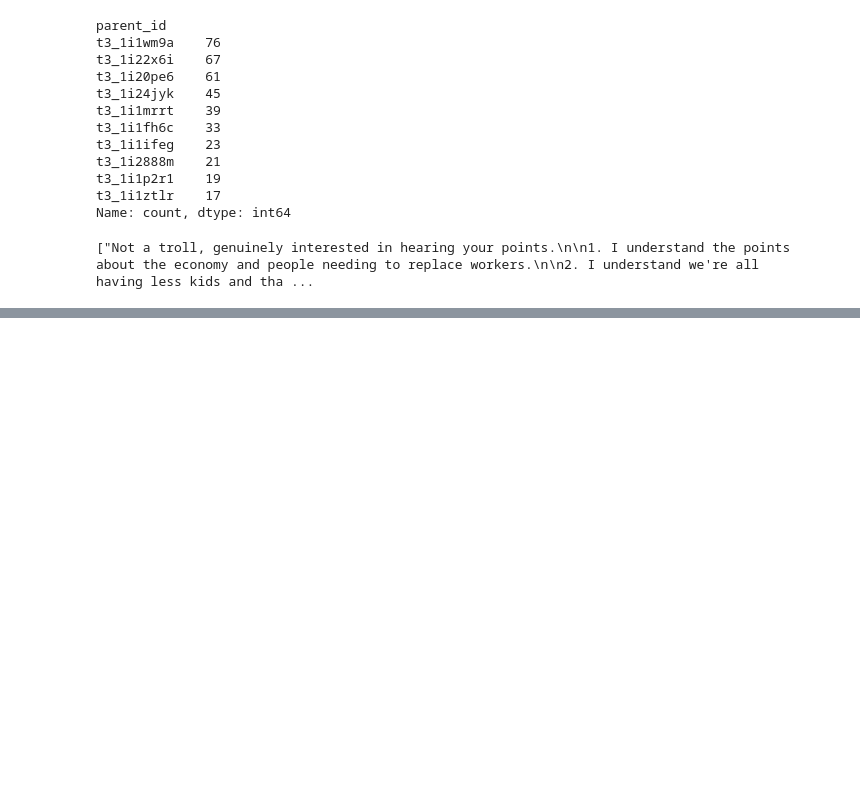
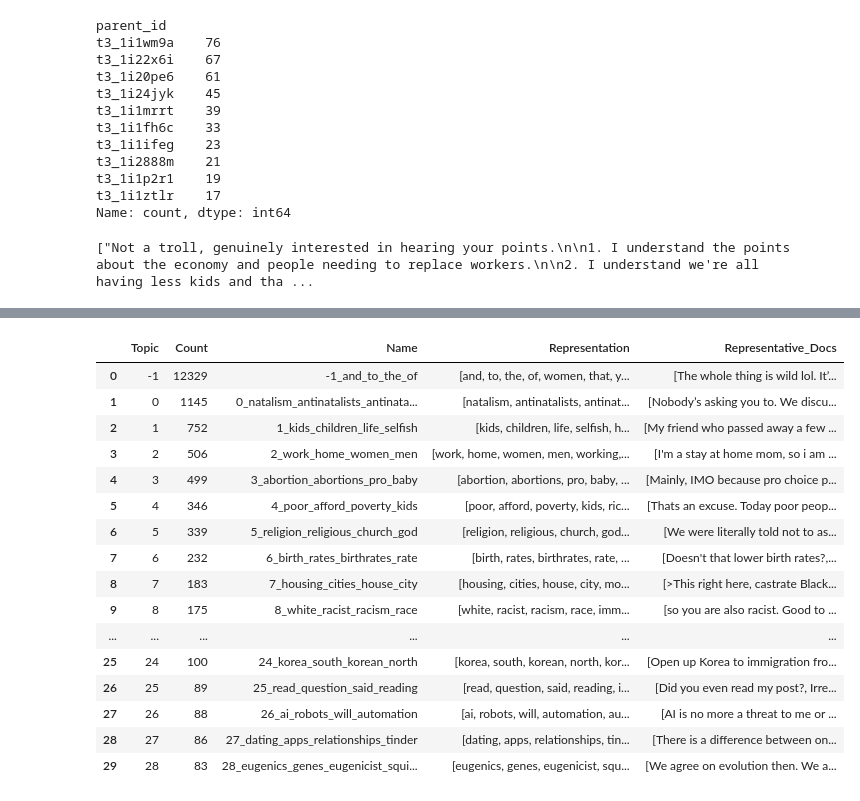
Before and after one commit to romxero/phd_research_project, a Jupyter notebook: analysis.ipynb, the cells around one changed output, grey strips where cells are left out. Drawn from its saved outputs; the diff is of its cells as text; code cells hidden in the pictures; blank space fills up the shorter version.

```diff
--- a/analysis.ipynb
+++ b/analysis.ipynb
@@ -824,0 +869,20 @@ KeyError: ('score', 'body')
+# %%
+tmp_model.get_topic_info().head(30)
+# %% [output]
+|  | Topic | Count | Name | Representation | Representative_Docs |
+| 0 | -1 | 12329 | -1_and_to_the_of | [and, to, the, of, women, that, y... | [The whole thing is wild lol. It’... |
+| 1 | 0 | 1145 | 0_natalism_antinatalists_antinata... | [natalism, antinatalists, antinat... | [Nobody’s asking you to. We discu... |
+| 2 | 1 | 752 | 1_kids_children_life_selfish | [kids, children, life, selfish, h... | [My friend who passed away a few ... |
+| 3 | 2 | 506 | 2_work_home_women_men | [work, home, women, men, working,... | [I'm a stay at home mom, so i am ... |
+| 4 | 3 | 499 | 3_abortion_abortions_pro_baby | [abortion, abortions, pro, baby, ... | [Mainly, IMO because pro choice p... |
+| 5 | 4 | 346 | 4_poor_afford_poverty_kids | [poor, afford, poverty, kids, ric... | [Thats an excuse. Today poor peop... |
+| 6 | 5 | 339 | 5_religion_religious_church_god | [religion, religious, church, god... | [We were literally told not to as... |
+| 7 | 6 | 232 | 6_birth_rates_birthrates_rate | [birth, rates, birthrates, rate, ... | [Doesn't that lower birth rates?,... |
+| 8 | 7 | 183 | 7_housing_cities_house_city | [housing, cities, house, city, mo... | [>This right here, castrate Black... |
+| 9 | 8 | 175 | 8_white_racist_racism_race | [white, racist, racism, race, imm... | [so you are also racist. Good to ... |
+| ... | ... | ... | ... | ... | ... |
+| 25 | 24 | 100 | 24_korea_south_korean_north | [korea, south, korean, north, kor... | [Open up Korea to immigration fro... |
+| 26 | 25 | 89 | 25_read_question_said_reading | [read, question, said, reading, i... | [Did you even read my post?, Irre... |
+| 27 | 26 | 88 | 26_ai_robots_will_automation | [ai, robots, will, automation, au... | [AI is no more a threat to me or ... |
+| 28 | 27 | 86 | 27_dating_apps_relationships_tinder | [dating, apps, relationships, tin... | [There is a difference between on... |
+| 29 | 28 | 83 | 28_eugenics_genes_eugenicist_squi... | [eugenics, genes, eugenicist, squ... | [We agree on evolution then. We a... |
```
Also changed, not shown: parts of 22 cells of this notebook.
